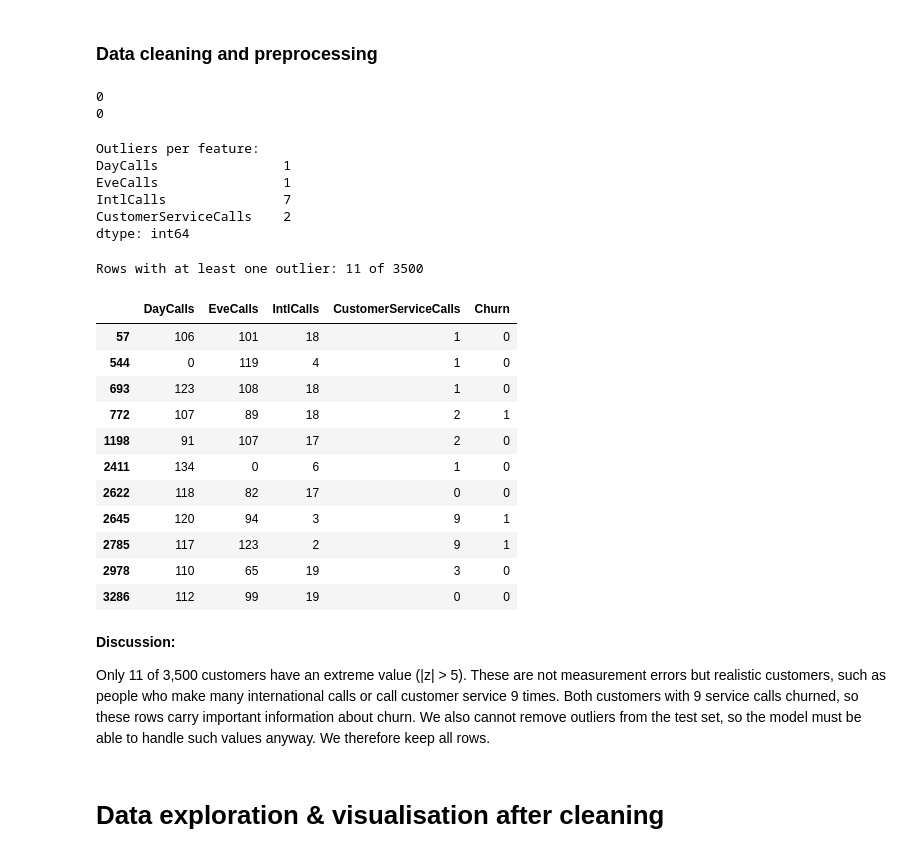
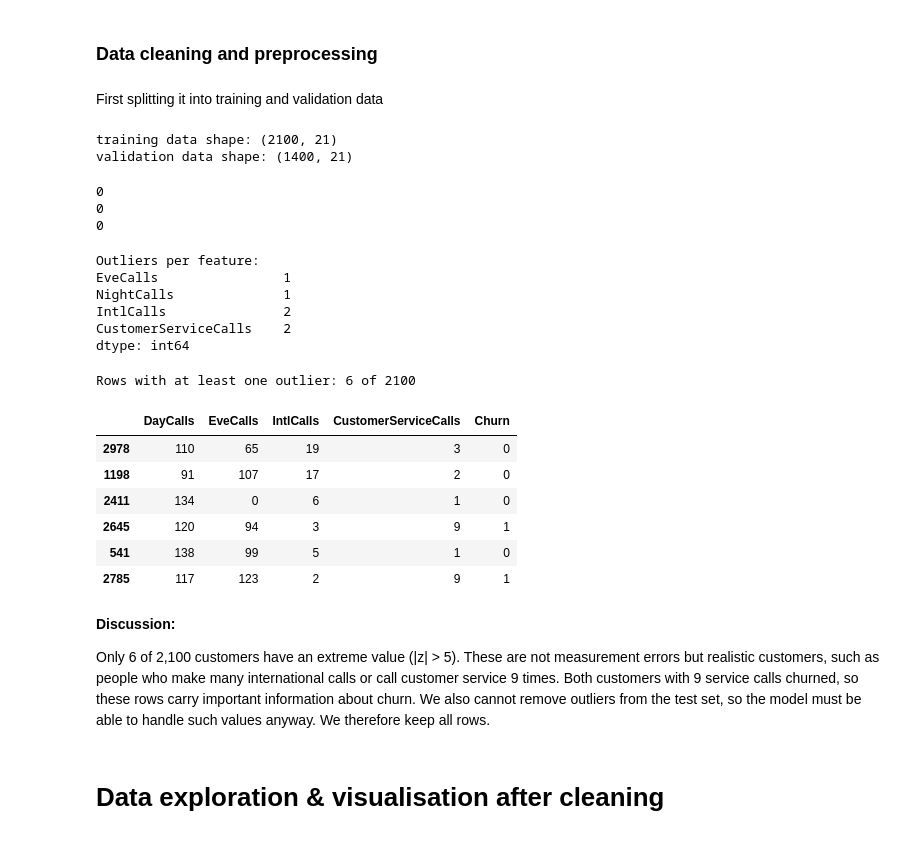
Before and after one commit to sondre04aasheim-spec/Deliverable_4_DAT200, a Jupyter notebook: CA4_template_group_30_v2.ipynb, the cells around one changed output. Cells and saved outputs as stored; diff of their text form; code cells hidden in the pictures.

```diff
--- a/CA4_template_group_30_v2.ipynb
+++ b/CA4_template_group_30_v2.ipynb
@@ -173,23 +176,36 @@ plt.show()
 - All correlations with Churn are fairly weak
 # %% [markdown]
 ### Data cleaning and preprocessing
+# %% [markdown]
+First splitting it into training and validation data
+# %%
+# Split dataset: 60% training, 40% testing
+train_data, Val_data = train_test_split(telecom_customer_train, test_size=0.40, random_state=42)
+
+print("training data shape:", train_data.shape)
+print("validation data shape:", Val_data.shape)
+# %% [output]
+training data shape: (2100, 21)
+validation data shape: (1400, 21)
 # %%
 # counting all missing values in the training and test data
 # this should give 0, if there are no missing numbers or information
 # (meaning we don't need to look into this any deeper)
 
-print(telecom_customer_train.isna().sum().sum())
+print(train_data.isna().sum().sum())
+print(Val_data.isna().sum().sum())
 print(telecom_customer_test.isna().sum().sum())
 # %% [output]
 0
 0
+0
 # %%
 # checking for outliers the numeric features
 # CustomerId, AreaCode and Churn are left out, as they are not real measurements
 numeric_features = ["AccountLength", "NumVoiceMailMessages", "DayMinutes", "DayCalls", "DayCharge", "EveMinutes", "EveCalls", "EveCharge", "NightMinutes", "NightCalls", "NightCharge", "IntlMinutes", "IntlCalls", "IntlCharge", "CustomerServiceCalls"]
 
 # z = (x - mean) / std: how many standard deviations each value is from the mean
-z_scores = (telecom_customer_train[numeric_features] - telecom_customer_train[numeric_features].mean()) /telecom_customer_train[numeric_features].std(ddof=0)
+z_scores = (train_data[numeric_features] - train_data[numeric_features].mean()) /train_data[numeric_features].std(ddof=0)
 
 # checking if the z score is above or under the average by 5 through using absolute values
 # we use a threshold of 5 instead of the usual 3, as phone usage can vary a lot between customers
@@ -200,38 +216,33 @@ print("Outliers per feature:")
 print(outliers.sum()[outliers.sum() > 0])
 # %% [output]
 Outliers per feature:
-DayCalls                1
 EveCalls                1
-IntlCalls               7
+NightCalls              1
+IntlCalls               2
 CustomerServiceCalls    2
 dtype: int64
 # %%
 # checking the rows with at least one outlier, and whether these customers churned
 outlier_rows = outliers.any(axis=1)
 
-print("Rows with at least one outlier:", outlier_rows.sum(), "of", len(telecom_customer_train))
+print("Rows with at least one outlier:", outlier_rows.sum(), "of", len(train_data))
 # %% [output]
-Rows with at least one outlier: 11 of 3500
+Rows with at least one outlier: 6 of 2100
 # %%
 # showing the rows with at least one outlier
-telecom_customer_train.loc[outlier_rows, ["DayCalls", "EveCalls", "IntlCalls", "CustomerServiceCalls", "Churn"]]
+train_data.loc[outlier_rows, ["DayCalls", "EveCalls", "IntlCalls", "CustomerServiceCalls", "Churn"]]
 # %% [output]
 |  | DayCalls | EveCalls | IntlCalls | CustomerServiceCalls | Churn |
-| 57 | 106 | 101 | 18 | 1 | 0 |
-| 544 | 0 | 119 | 4 | 1 | 0 |
-| 693 | 123 | 108 | 18 | 1 | 0 |
-| 772 | 107 | 89 | 18 | 2 | 1 |
+| 2978 | 110 | 65 | 19 | 3 | 0 |
 | 1198 | 91 | 107 | 17 | 2 | 0 |
 | 2411 | 134 | 0 | 6 | 1 | 0 |
-| 2622 | 118 | 82 | 17 | 0 | 0 |
 | 2645 | 120 | 94 | 3 | 9 | 1 |
+| 541 | 138 | 99 | 5 | 1 | 0 |
 | 2785 | 117 | 123 | 2 | 9 | 1 |
-| 2978 | 110 | 65 | 19 | 3 | 0 |
-| 3286 | 112 | 99 | 19 | 0 | 0 |
 # %% [markdown]
 **Discussion:**
 
-Only 11 of 3,500 customers have an extreme value (|z| > 5). These are not measurement errors but realistic customers, such as people who make many international calls or call customer service 9 times. Both customers with 9 service calls churned, so these rows carry important information about churn. We also cannot remove outliers from the test set, so the model must be able to handle such values anyway. We therefore keep all rows.
+Only 6 of 2,100 customers have an extreme value (|z| > 5). These are not measurement errors but realistic customers, such as people who make many international calls or call customer service 9 times. Both customers with 9 service calls churned, so these rows carry important information about churn. We also cannot remove outliers from the test set, so the model must be able to handle such values anyway. We therefore keep all rows.
 # %% [markdown]
 # Data exploration & visualisation after cleaning
 # %% [markdown]
```
Also changed, not shown: parts of 3 cells of this notebook.
